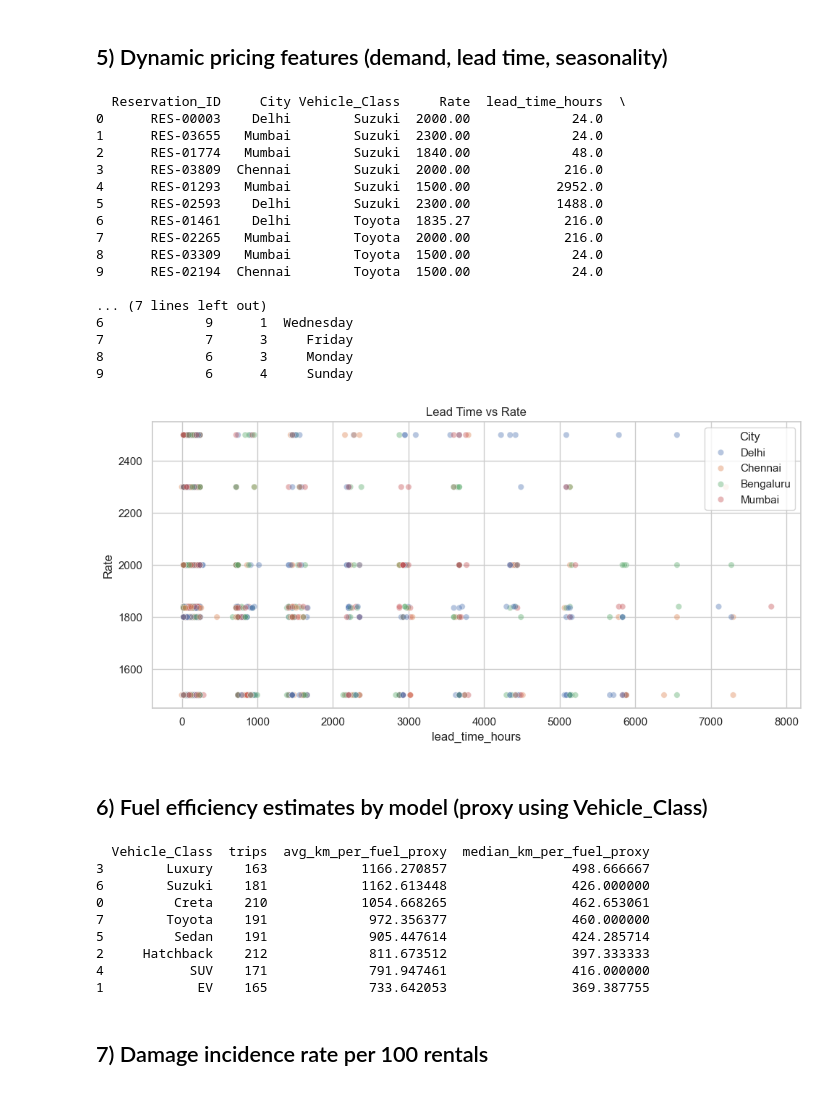
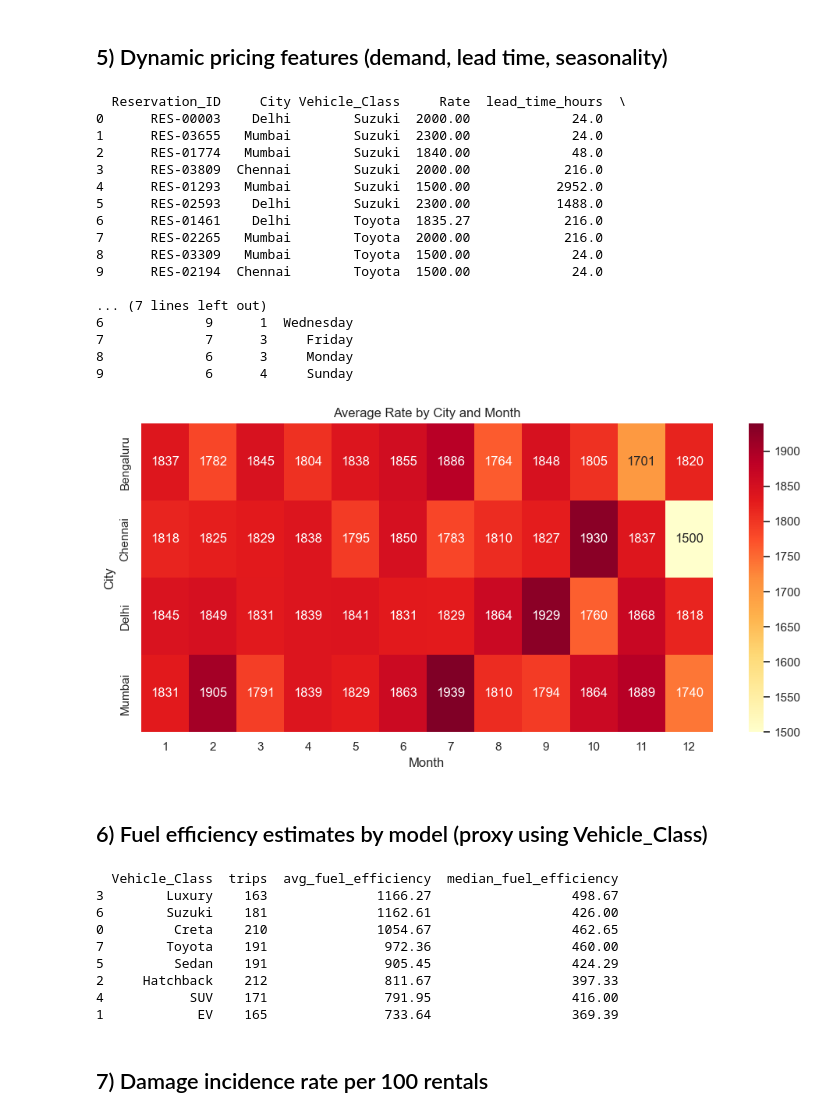
Before and after one commit to Utkarsh-2005/Capg_Sprint, a Jupyter notebook: car_rental_transformed.ipynb, the cells around one changed output. Saved outputs shown, nothing was run; the diff lists cells and outputs as text; code cells hidden in the pictures.

```diff
--- a/car_rental_transformed.ipynb
+++ b/car_rental_transformed.ipynb
@@ -229,62 +323,86 @@ print(idle_summary)
 # %% [markdown]
 ## 5) Dynamic pricing features (demand, lead time, seasonality)
 # %%
+#TRANFORM 5
+
 pricing = df.copy()
+
 pricing["month"] = pricing["Pickup_TS"].dt.month
 pricing["weekday"] = pricing["Pickup_TS"].dt.day_name()
-pricing["daily_demand"] = pricing.groupby(["City", "pickup_date"], dropna=False)["Reservation_ID"].transform("count")
 
-feature_cols = ["Reservation_ID", "City", "Vehicle_Class", "Rate", "lead_time_hours", "daily_demand", "month", "weekday"]
-print(pricing[feature_cols].head(10))
+pricing["daily_demand"] = pricing.groupby(["City", "pickup_date"])["Reservation_ID"].transform("count")
 
-plt.figure(figsize=(10, 5))
-sns.scatterplot(data=pricing.sample(min(len(pricing), 2000), random_state=42), x="lead_time_hours", y="Rate", hue="City", alpha=0.4)
-plt.title("Lead Time vs Rate")
+print(pricing[["Reservation_ID","City","Vehicle_Class","Rate","lead_time_hours","daily_demand","month","weekday"]].head(10))
+
+plt.figure(figsize=(10,5))
+
+heat_data = pricing.pivot_table(
+    values="Rate",
+    index="City",
+    columns="month",
+    aggfunc="mean"
+)
+
+sns.heatmap(
+    heat_data,
+    cmap="YlOrRd",
+    annot=True,
+    fmt=".0f"
+)
+
+plt.title("Average Rate by City and Month")
+plt.xlabel("Month")
+plt.ylabel("City")
+
 plt.tight_layout()
 plt.show()
 # %% [output]
   Reservation_ID     City Vehicle_Class     Rate  lead_time_hours  \
 0      RES-00003    Delhi        Suzuki  2000.00             24.0
 1      RES-03655   Mumbai        Suzuki  2300.00             24.0
 2      RES-01774   Mumbai        Suzuki  1840.00             48.0
 3      RES-03809  Chennai        Suzuki  2000.00            216.0
 4      RES-01293   Mumbai        Suzuki  1500.00           2952.0
 5      RES-02593    Delhi        Suzuki  2300.00           1488.0
 6      RES-01461    Delhi        Toyota  1835.27            216.0
 7      RES-02265   Mumbai        Toyota  2000.00            216.0
 8      RES-03309   Mumbai        Toyota  1500.00             24.0
 9      RES-02194  Chennai        Toyota  1500.00             24.0
 
 ... (7 lines left out)
 6             9      1  Wednesday
 7             7      3     Friday
 8             6      3     Monday
 9             6      4     Sunday
-[figure, old version]
+[figure, new version]
 # %% [markdown]
 ## 6) Fuel efficiency estimates by model (proxy using Vehicle_Class)
 # %%
 fuel = df[(df["is_completed"]) & (df["distance_km"] > 0)].copy()
-fuel["fuel_used_proxy"] = (1 - fuel["Fuel_Level"].fillna(0.5)).clip(lower=0.05, upper=1.0)
-fuel["km_per_fuel_proxy"] = fuel["distance_km"] / fuel["fuel_used_proxy"]
+
+fuel["fuel_used_proxy"] = (
+    1 - fuel["Fuel_Level"].fillna(fuel["Fuel_Level"].median())
+).clip(0.05, 1)
+
+fuel["fuel_efficiency_proxy"] = fuel["distance_km"] / fuel["fuel_used_proxy"]
 
 fuel_eff = fuel.groupby("Vehicle_Class", dropna=False).agg(
     trips=("Reservation_ID", "count"),
-    avg_km_per_fuel_proxy=("km_per_fuel_proxy", "mean"),
-    median_km_per_fuel_proxy=("km_per_fuel_proxy", "median"),
-).reset_index().sort_values("avg_km_per_fuel_proxy", ascending=False)
+    avg_fuel_efficiency=("fuel_efficiency_proxy", "mean"),
+    median_fuel_efficiency=("fuel_efficiency_proxy", "median")
+).round(2).reset_index().sort_values("avg_fuel_efficiency", ascending=False)
 
 print(fuel_eff)
 # %% [output]
-  Vehicle_Class  trips  avg_km_per_fuel_proxy  median_km_per_fuel_proxy
-3        Luxury    163            1166.270857                498.666667
-6        Suzuki    181            1162.613448                426.000000
-0         Creta    210            1054.668265                462.653061
-7        Toyota    191             972.356377                460.000000
-5         Sedan    191             905.447614                424.285714
-2     Hatchback    212             811.673512                397.333333
-4           SUV    171             791.947461                416.000000
-1            EV    165             733.642053                369.387755
+  Vehicle_Class  trips  avg_fuel_efficiency  median_fuel_efficiency
+3        Luxury    163              1166.27                  498.67
+6        Suzuki    181              1162.61                  426.00
+0         Creta    210              1054.67                  462.65
+7        Toyota    191               972.36                  460.00
+5         Sedan    191               905.45                  424.29
+2     Hatchback    212               811.67                  397.33
+4           SUV    171               791.95                  416.00
+1            EV    165               733.64                  369.39
 # %% [markdown]
 ## 7) Damage incidence rate per 100 rentals
 # %%
```
Also changed, not shown: parts of 16 cells of this notebook, 3 other files.
